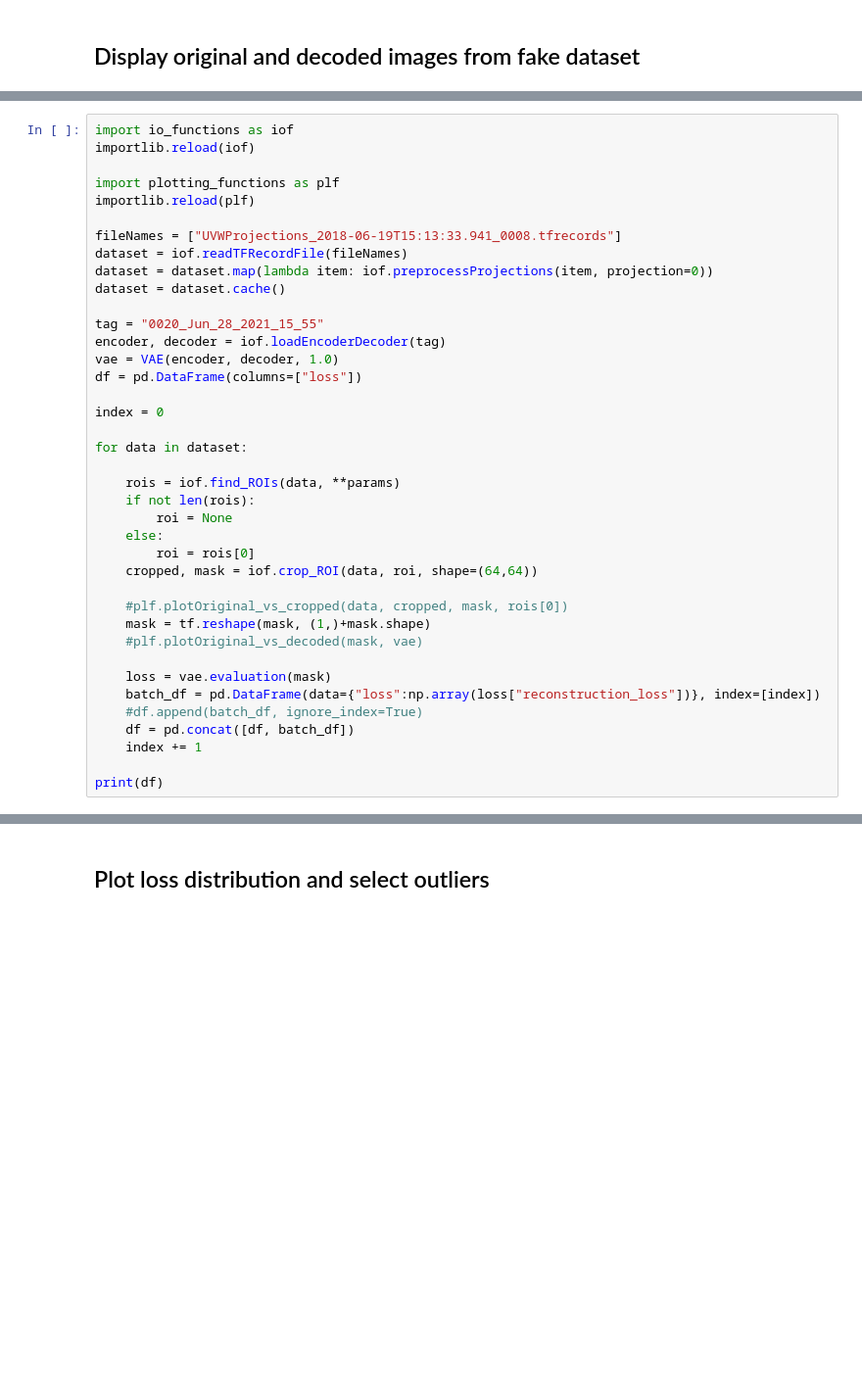
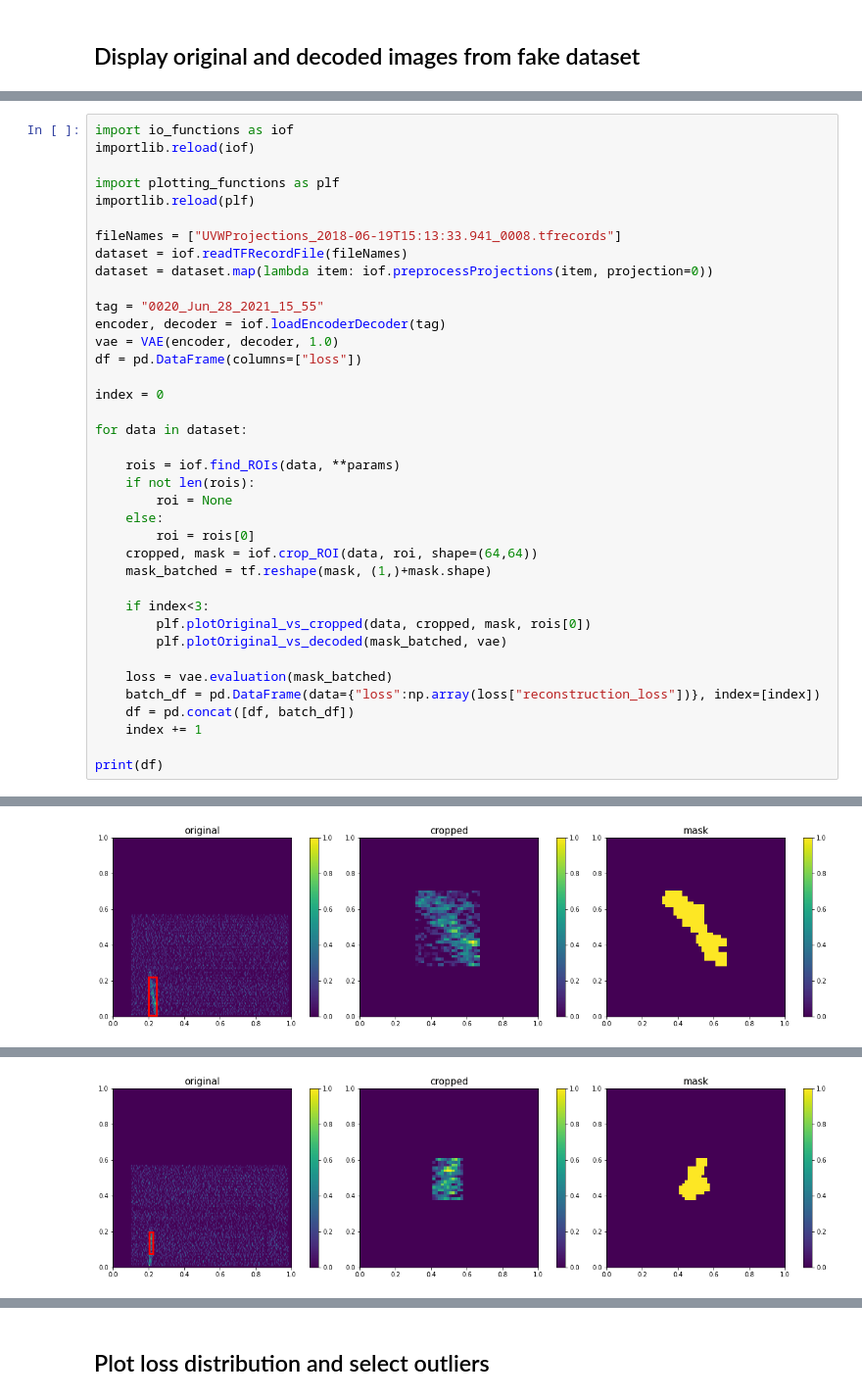
Before and after one commit to akalinow/MachineLearning, a Jupyter notebook: ELITPC/VAE_ELITPC_ROI.ipynb, the cells around one changed output, grey strips where cells are left out. Shown at 98% size. Cells and saved outputs as stored; diff of their text form; blank space fills up the shorter version.

```diff
--- a/ELITPC/VAE_ELITPC_ROI.ipynb
+++ b/ELITPC/VAE_ELITPC_ROI.ipynb
@@ -288,7 +294,6 @@ importlib.reload(plf)
 fileNames = ["UVWProjections_2018-06-19T15:13:33.941_0008.tfrecords"]
 dataset = iof.readTFRecordFile(fileNames)
 dataset = dataset.map(lambda item: iof.preprocessProjections(item, projection=0))
-dataset = dataset.cache()
 
 tag = "0020_Jun_28_2021_15_55"
 encoder, decoder = iof.loadEncoderDecoder(tag)
@@ -305,14 +310,14 @@ for data in dataset:
     else:
         roi = rois[0]
     cropped, mask = iof.crop_ROI(data, roi, shape=(64,64))
+    mask_batched = tf.reshape(mask, (1,)+mask.shape)
 
-    #plf.plotOriginal_vs_cropped(data, cropped, mask, rois[0])
-    mask = tf.reshape(mask, (1,)+mask.shape)
-    #plf.plotOriginal_vs_decoded(mask, vae)
+    if index<3:
+        plf.plotOriginal_vs_cropped(data, cropped, mask, rois[0])
+        plf.plotOriginal_vs_decoded(mask_batched, vae)
 
-    loss = vae.evaluation(mask)
+    loss = vae.evaluation(mask_batched)
     batch_df = pd.DataFrame(data={"loss":np.array(loss["reconstruction_loss"])}, index=[index])
-    #df.append(batch_df, ignore_index=True)
     df = pd.concat([df, batch_df])
     index += 1
 
@@ -323,14 +329,15 @@ WARNING:tensorflow:No training configuration found in save file, so the model wa
           loss
 0     0.070251
 1     0.055481
 2     0.104431
 3     0.017609
 4     0.010551
 ...        ...
 1922  0.010551
 1923  0.123840
 1924  0.010551
 1925  0.010330
 1926  0.892090
 
 [1927 rows x 1 columns]
+[figure, added]
@@ -336,0 +345 @@ WARNING:tensorflow:No training configuration found in save file, so the model wa
+[figure, added]
```
Also changed, not shown: parts of 5 cells of this notebook.
